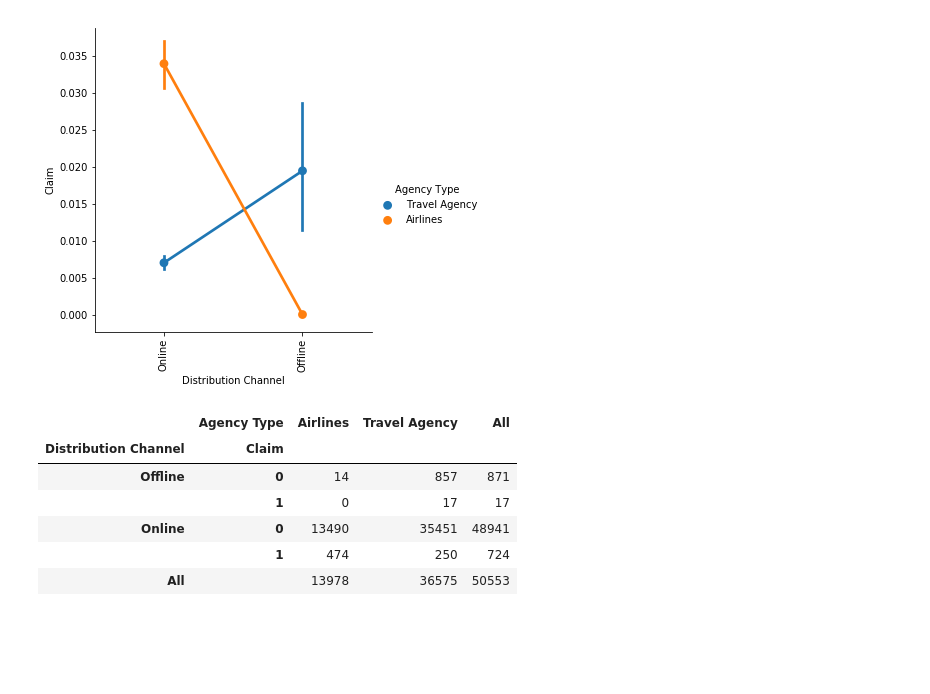
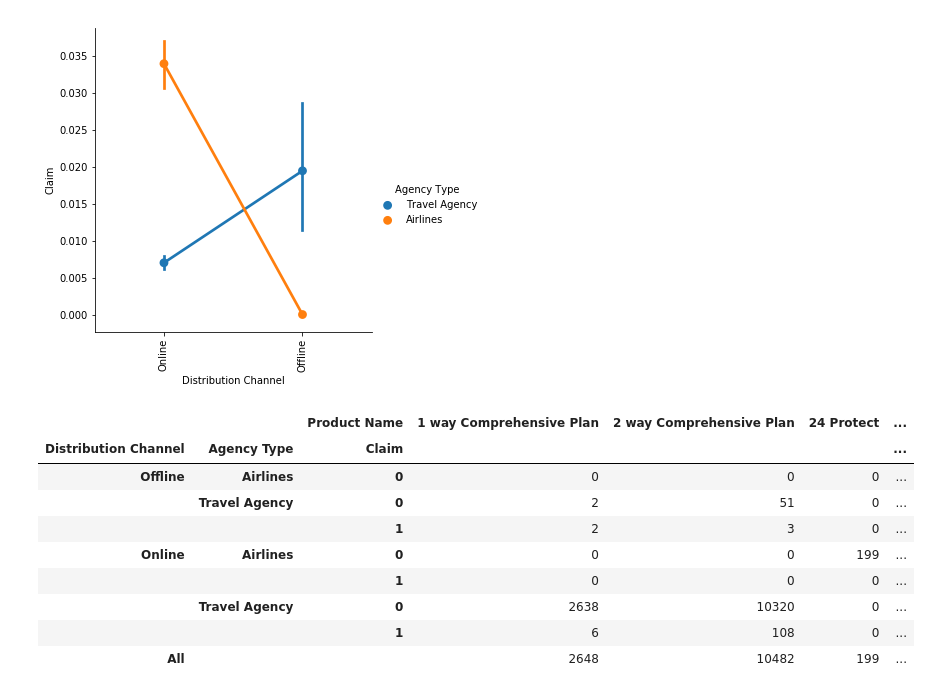
Before and after one commit to sosagago/Are-you-sure-to-Insure-, a Jupyter notebook: Insurer.ipynb, the cells around one changed output. Drawn from its saved outputs; the diff is of its cells as text; code cells hidden in the pictures; blank space fills up the shorter version.

```diff
--- a/Insurer.ipynb
+++ b/Insurer.ipynb
@@ -169,12 +169,15 @@ plt.show()
 # %% [output]
 [figure]
 # %%
-pd.crosstab([df['Distribution Channel'],df.Claim],df['Agency Type'],margins=True)
+pd.crosstab([df['Distribution Channel'],df['Agency Type'],df['Claim']],df['Product Name'],margins=True)
 # %% [output]
-|  | Agency Type | Airlines | Travel Agency | All |
-| Distribution Channel | Claim |  |  |  |
-| Offline | 0 | 14 | 857 | 871 |
-|  | 1 | 0 | 17 | 17 |
-| Online | 0 | 13490 | 35451 | 48941 |
-|  | 1 | 474 | 250 | 724 |
-| All |  | 13978 | 36575 | 50553 |
+|  |  | Product Name | 1 way Comprehensive Plan | 2 way Comprehensive Plan | 24 Protect | ... |
+| Distribution Channel | Agency Type | Claim |  |  |  | ... |
+| Offline | Airlines | 0 | 0 | 0 | 0 | ... |
+|  | Travel Agency | 0 | 2 | 51 | 0 | ... |
+|  |  | 1 | 2 | 3 | 0 | ... |
+| Online | Airlines | 0 | 0 | 0 | 199 | ... |
+|  |  | 1 | 0 | 0 | 0 | ... |
+|  | Travel Agency | 0 | 2638 | 10320 | 0 | ... |
+|  |  | 1 | 6 | 108 | 0 | ... |
+| All |  |  | 2648 | 10482 | 199 | ... |
```
Also changed, not shown: parts of 1 cell of this notebook.
